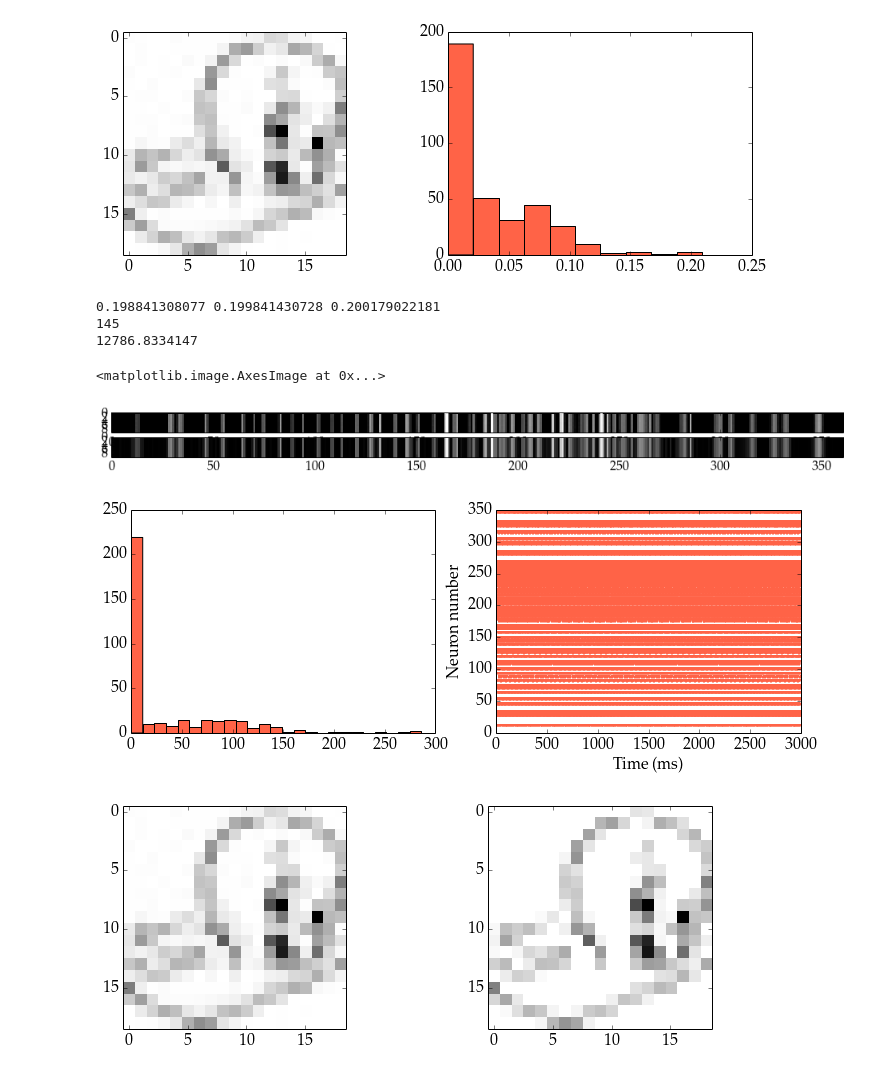
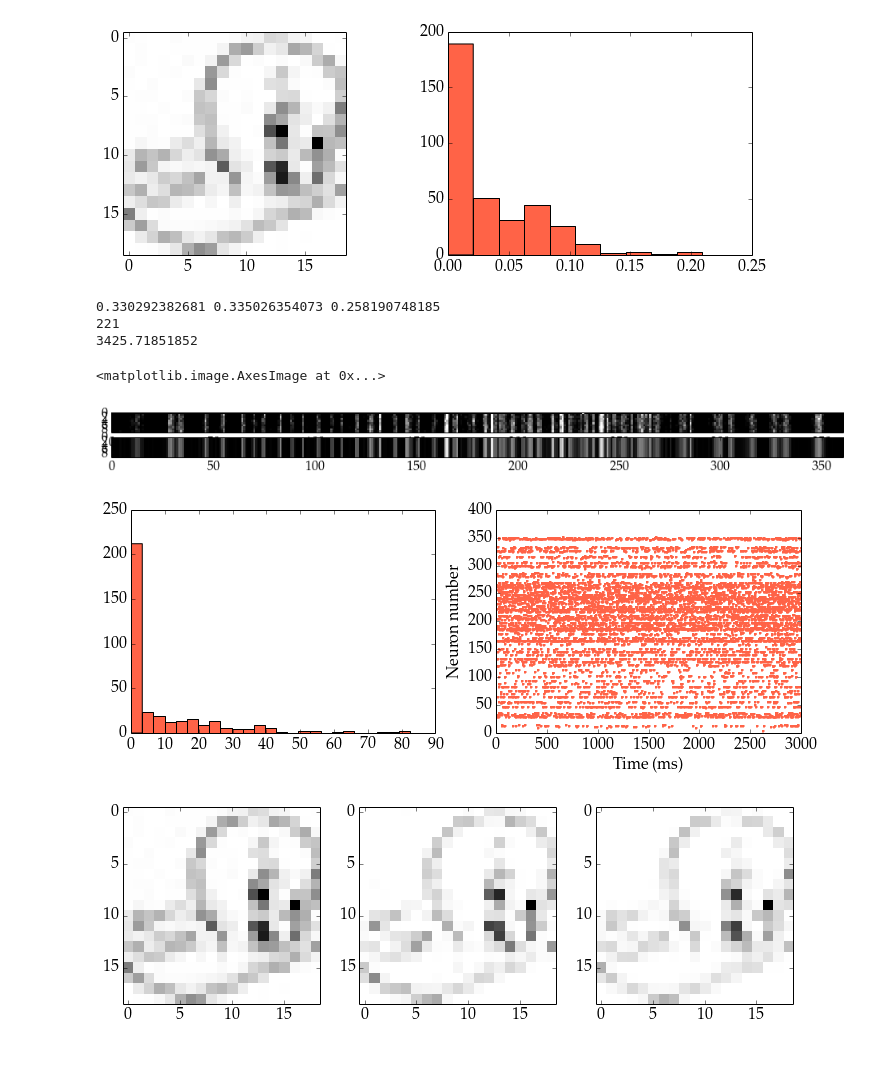
Before and after one commit to Arthas1121/SpikingLCA, a Jupyter notebook: active_nb_scripts/spiking_based5 - stochastic external input.ipynb, the cells around one changed output. Drawn from its saved outputs; the diff is of its cells as text; code cells hidden in the pictures.

```diff
--- a/active_nb_scripts/spiking_based5 - stochastic external input.ipynb
+++ b/active_nb_scripts/spiking_based5 - stochastic external input.ipynb
@@ -239,10 +248,11 @@ pars["Ndic"] = Ndic
 pars["Ndim"] = Ndim
 pars["GM"] = GM
 pars["k"] = k
-pars["w_i"] = .4
-#pars["w_s"] = 0.5*.006125
-pars["tonic_input"] = True
-pars["input_factor_t"]=160
+pars["w_i"] = 2.
+pars["w_s"] = 0.25*1.6125
+pars["tonic_input"] = False
+#pars["input_factor_t"]=160
+pars["input_factor_s"]=500
 window = pars["t_end"]/8.
 
 SMs, M, GM = simulate(pars)
@@ -254,25 +264,27 @@ print get_dynamic_error(SMs_a, GM)[-1], error_of_normalized(rec.T[-1],GM["x"]),
 print number_of_active_neurons(M, window/2.)
 print np.sum(SMs_a.T[-1])
 # %% [output]
-0.198841308077 0.199841430728 0.200179022181
-145
-12786.8334147
+0.330292382681 0.335026354073 0.258190748185
+221
+3425.71851852
 # %%
 visualize_vector_comparison(rec.T[5::300], GM["x"], position="vertical", scale=.2)
 pyl.figure(figsize=(12,4))
 end_as = np.mean(SMs_a.T[-500:], 0)
 pyl.subplot(1,2,1)
 pyl.hist(end_as, 25);
 #pyl.ylim(0,10)
 pyl.subplot(1,2,2)
 br.raster_plot(M)
 pyl.figure(figsize(12,4))
-pyl.subplot(1,2,1)
+pyl.subplot(1,3,1)
 imshow(np.reshape([GM["x"]], (19, 19)), interpolation="nearest", cmap = cm.Greys)
-pyl.subplot(1,2,2)
+pyl.subplot(1,3,2)
 imshow(np.reshape([rec.T[-1]], (19, 19)), interpolation="nearest", cmap = cm.Greys)
+pyl.subplot(1,3,3)
+imshow(np.reshape([rec_of_mean_a], (19, 19)), interpolation="nearest", cmap = cm.Greys)
 # %% [output]
 <matplotlib.image.AxesImage at 0x...>
 [figure]
-[figure, old version]
+[figure, new version]
-[figure, old version]
+[figure, new version]
```
Also changed, not shown: parts of 7 cells of this notebook.
